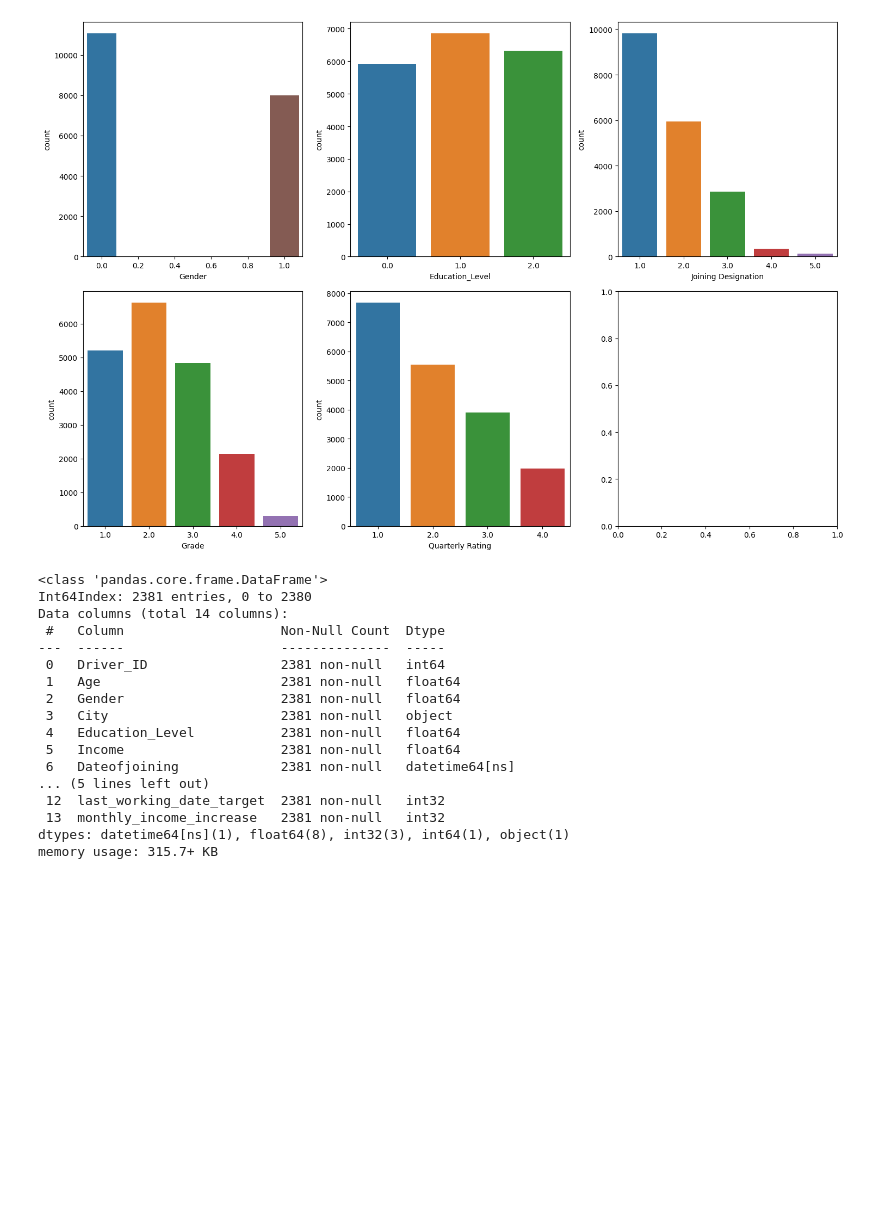
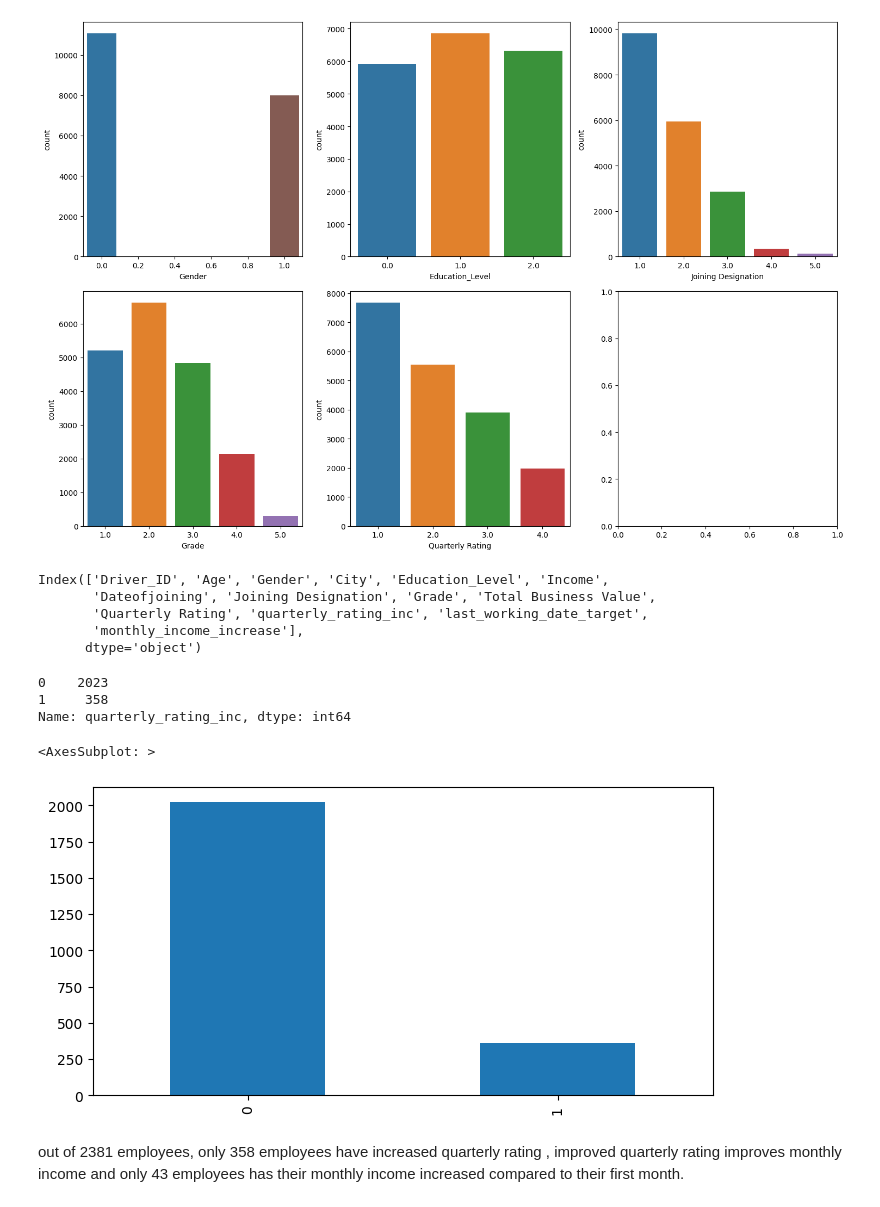
Before and after one commit to mahikshith/AWS-EC2-deployment-of-Ola-driver-churn-prediction-using-ensemble-learning, a Jupyter notebook: Ola_ensemble_mykee.ipynb, the cells around one changed output. Saved outputs shown, nothing was run; the diff lists cells and outputs as text; code cells hidden in the pictures; blank space fills up the shorter version.

Commit message:
data ready for model building
cleaned , analysed , splitted , scaled for building the model

```diff
--- a/Ola_ensemble_mykee.ipynb
+++ b/Ola_ensemble_mykee.ipynb
@@ -423,22 +416,10 @@ plt.show()
 # %%
 df_driver["quarterly_rating_inc"] = df_driver["quarterly_rating_inc"].astype("int64")
 # %%
-df_driver.info()
+df_driver.columns
 # %% [output]
-<class 'pandas.core.frame.DataFrame'>
-Int64Index: 2381 entries, 0 to 2380
-Data columns (total 14 columns):
- #   Column                    Non-Null Count  Dtype
----  ------                    --------------  -----
- 0   Driver_ID                 2381 non-null   int64
- 1   Age                       2381 non-null   float64
- 2   Gender                    2381 non-null   float64
- 3   City                      2381 non-null   object
- 4   Education_Level           2381 non-null   float64
- 5   Income                    2381 non-null   float64
- 6   Dateofjoining             2381 non-null   datetime64[ns]
-... (5 lines left out)
- 12  last_working_date_target  2381 non-null   int32
- 13  monthly_income_increase   2381 non-null   int32
-dtypes: datetime64[ns](1), float64(8), int32(3), int64(1), object(1)
-memory usage: 315.7+ KB
+Index(['Driver_ID', 'Age', 'Gender', 'City', 'Education_Level', 'Income',
+       'Dateofjoining', 'Joining Designation', 'Grade', 'Total Business Value',
+       'Quarterly Rating', 'quarterly_rating_inc', 'last_working_date_target',
+       'monthly_income_increase'],
+      dtype='object')
@@ -446,0 +426,13 @@ plt.bar()
+# %%
+df_driver["quarterly_rating_inc"].value_counts()
+# %% [output]
+0    2023
+1     358
+Name: quarterly_rating_inc, dtype: int64
+# %%
+df_driver["quarterly_rating_inc"].value_counts().plot(kind="bar",figsize=(8,4))
+# %% [output]
+<AxesSubplot: >
+[figure, added]
+# %% [markdown]
+out of 2381 employees, only 358 employees have increased quarterly rating , improved quarterly rating improves monthly income and only 43 employees has their monthly income increased compared to their first  month.
```
Also changed, not shown: parts of 28 cells of this notebook.
